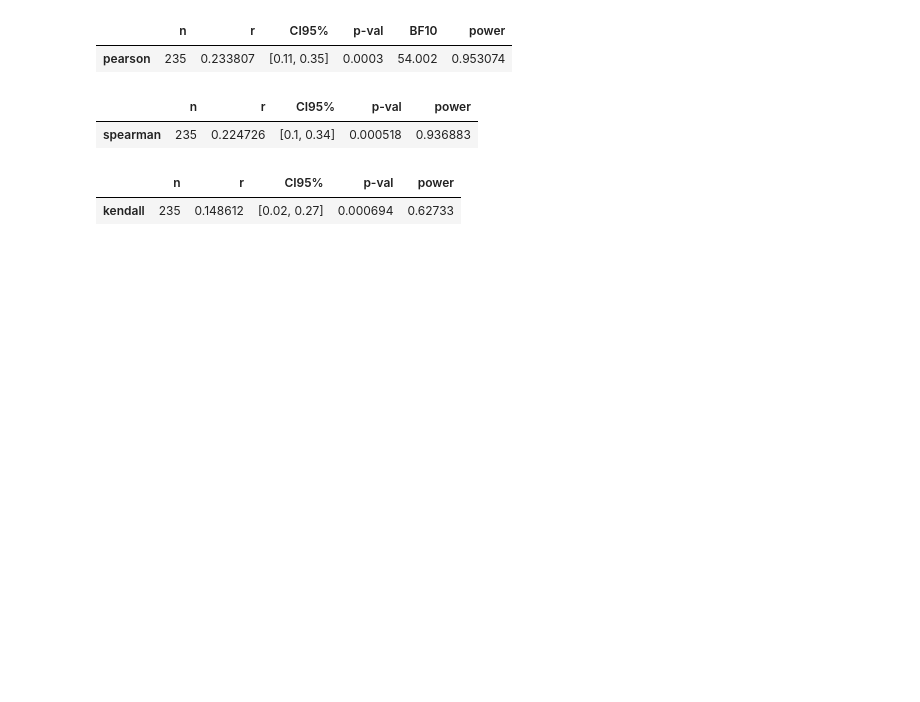
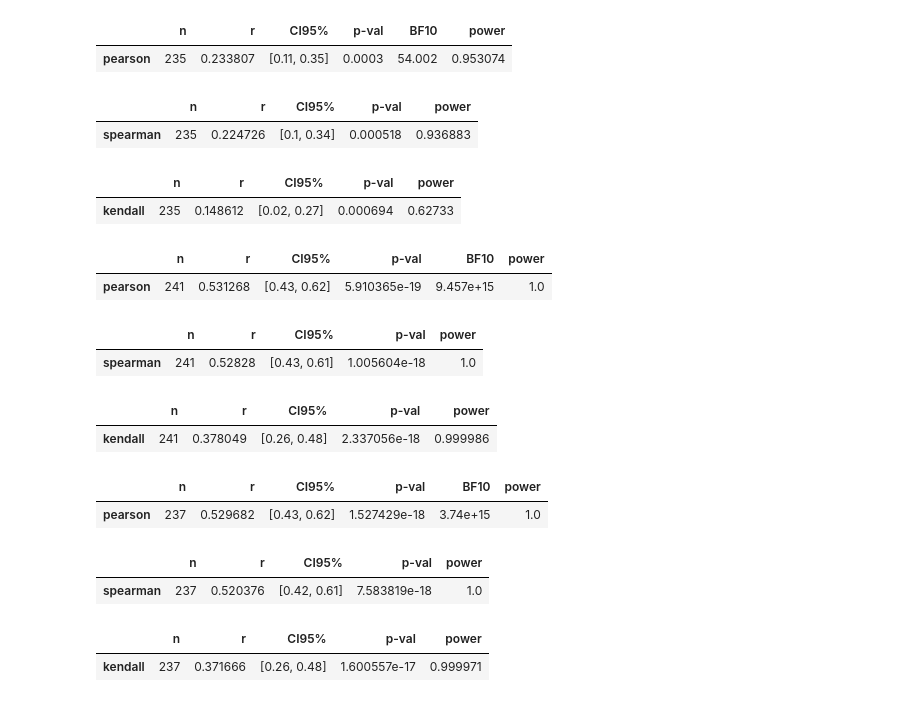
Before and after one commit to julia1713/Sentiment-analysis-of-financial-news-NLP, a Jupyter notebook: CORRELATION/CORRELATION BETWEEN NEWS-TWEETS.ipynb, the cells around one changed output. Saved outputs shown, nothing was run; the diff lists cells and outputs as text; code cells hidden in the pictures; blank space fills up the shorter version.

```diff
--- a/CORRELATION/CORRELATION BETWEEN NEWS-TWEETS.ipynb
+++ b/CORRELATION/CORRELATION BETWEEN NEWS-TWEETS.ipynb
@@ -348,0 +352,15 @@ corr(finbert_nt['tweets finbert'],finbert_nt['news finbert'], method= 'kendall')
+# %%
+corr(news_vader['vader_score'],news_finbert['finbert_score'])
+# %% [output]
+|  | n | r | CI95% | p-val | BF10 | power |
+| pearson | 241 | 0.531268 | [0.43, 0.62] | 5.910365e-19 | 9.457e+15 | 1.0 |
+# %%
+corr(news_vader['vader_score'],news_finbert['finbert_score'], method='spearman')
+# %% [output]
+|  | n | r | CI95% | p-val | power |
+| spearman | 241 | 0.52828 | [0.43, 0.61] | 1.005604e-18 | 1.0 |
+# %%
+corr(news_vader['vader_score'],news_finbert['finbert_score'], method='kendall')
+# %% [output]
+|  | n | r | CI95% | p-val | power |
+| kendall | 241 | 0.378049 | [0.26, 0.48] | 2.337056e-18 | 0.999986 |
@@ -348,0 +369,15 @@ corr(finbert_nt['tweets finbert'],finbert_nt['news finbert'], method= 'kendall')
+# %%
+corr(tweets_vader['vader_score'],tweets_finbert['finbert'])
+# %% [output]
+|  | n | r | CI95% | p-val | BF10 | power |
+| pearson | 237 | 0.529682 | [0.43, 0.62] | 1.527429e-18 | 3.74e+15 | 1.0 |
+# %%
+corr(tweets_vader['vader_score'],tweets_finbert['finbert'], method='spearman')
+# %% [output]
+|  | n | r | CI95% | p-val | power |
+| spearman | 237 | 0.520376 | [0.42, 0.61] | 7.583819e-18 | 1.0 |
+# %%
+corr(tweets_vader['vader_score'],tweets_finbert['finbert'], method='kendall')
+# %% [output]
+|  | n | r | CI95% | p-val | power |
+| kendall | 237 | 0.371666 | [0.26, 0.48] | 1.600557e-17 | 0.999971 |
```
Also changed, not shown: parts of 5 cells of this notebook.
